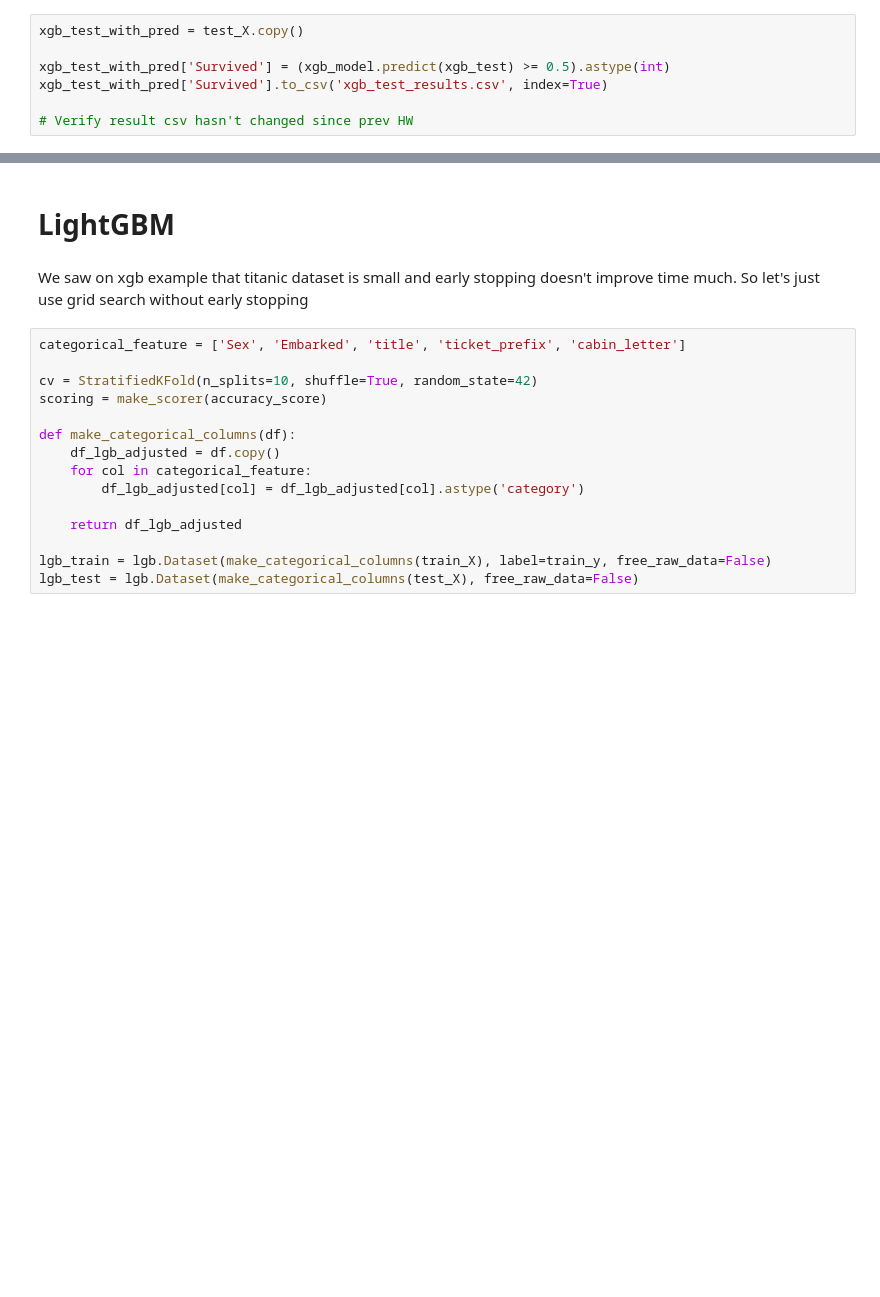
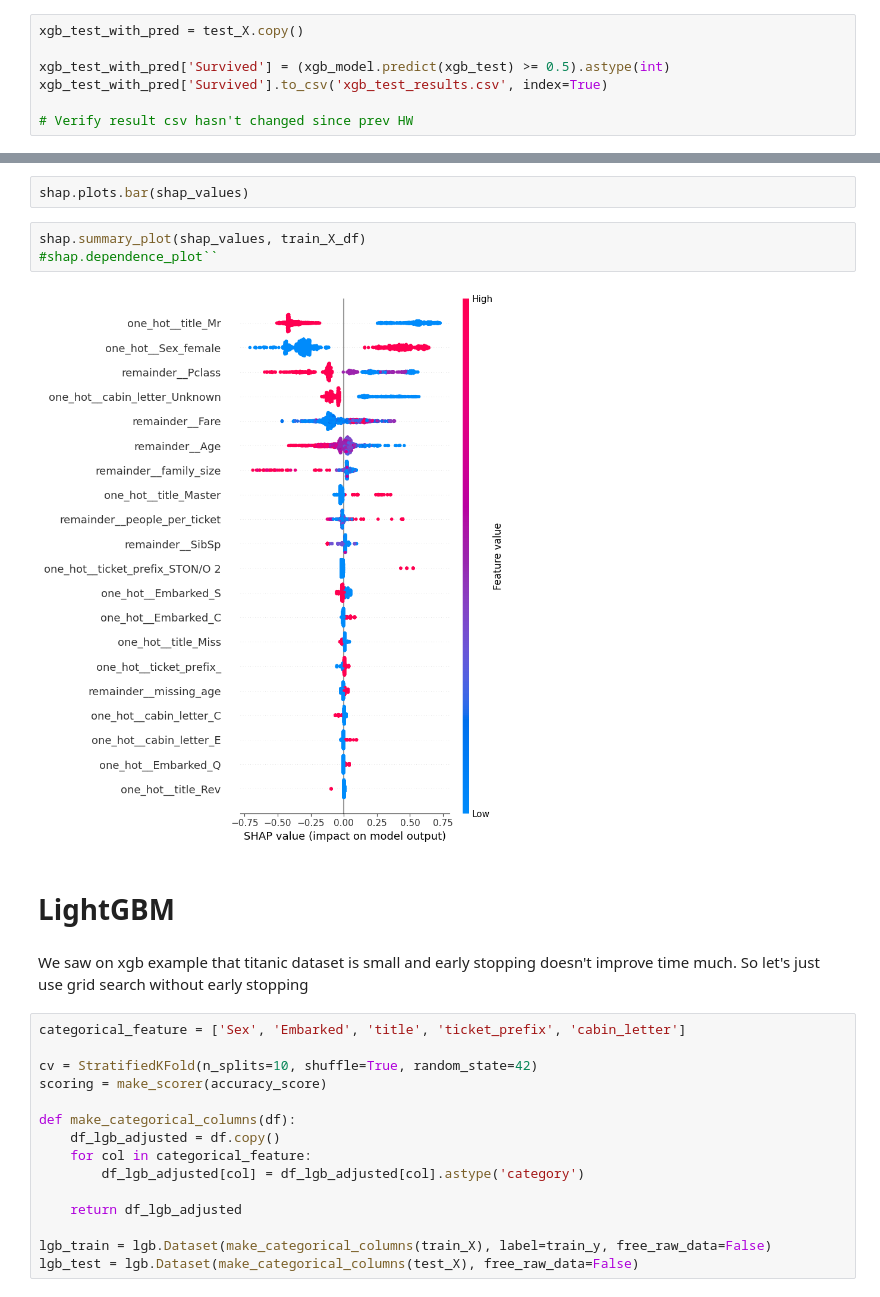
Before and after one commit to VladGnatiuk/projector_ml6, a Jupyter notebook: _vg/homeworks/homework 10. Prjctr HW10. Feature importance.ipynb, the cells around one changed output, grey strips where cells are left out. Drawn from its saved outputs; the diff is of its cells as text; blank space fills up the shorter version.

```diff
--- a/_vg/homeworks/homework 10. Prjctr HW10. Feature importance.ipynb
+++ b/_vg/homeworks/homework 10. Prjctr HW10. Feature importance.ipynb
@@ -189,3 +226,10 @@ xgb_test_with_pred['Survived'].to_csv('xgb_test_results.csv', index=True)
+# %%
+shap.plots.bar(shap_values)
+# %%
+shap.summary_plot(shap_values, train_X_df)
+#shap.dependence_plot``
+# %% [output]
+[figure, added]
 # %% [markdown]
 # LightGBM
 # %% [markdown]
```
Also changed, not shown: parts of 5 cells of this notebook, 3 other files.
